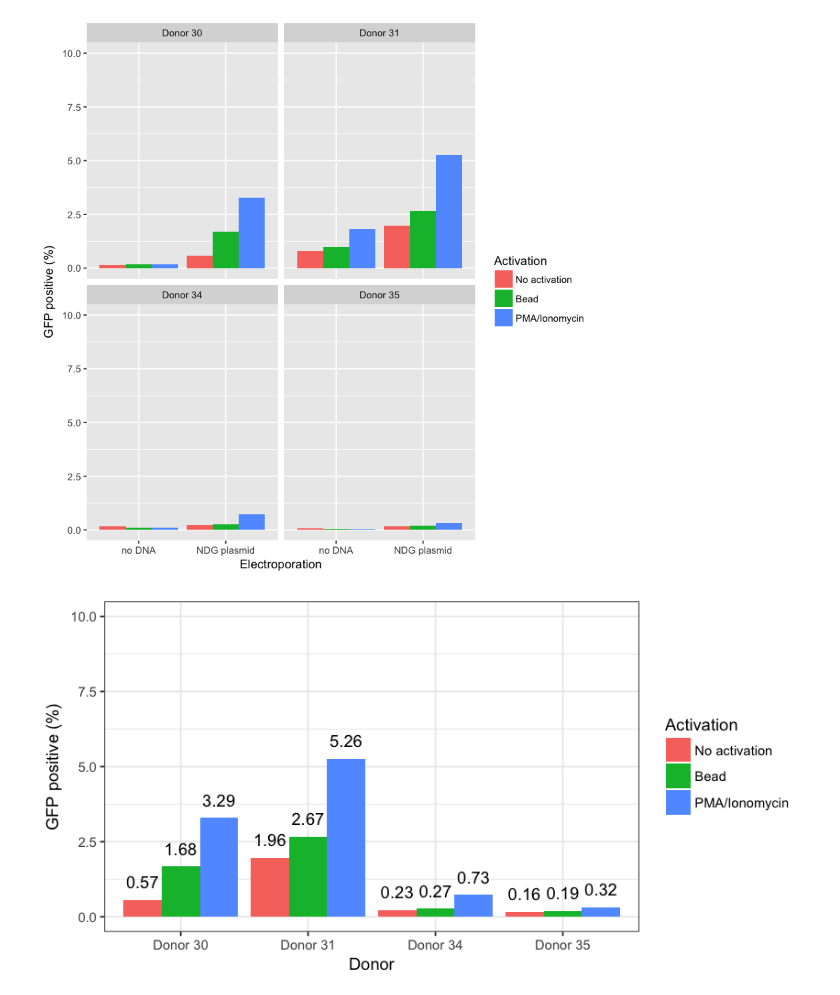
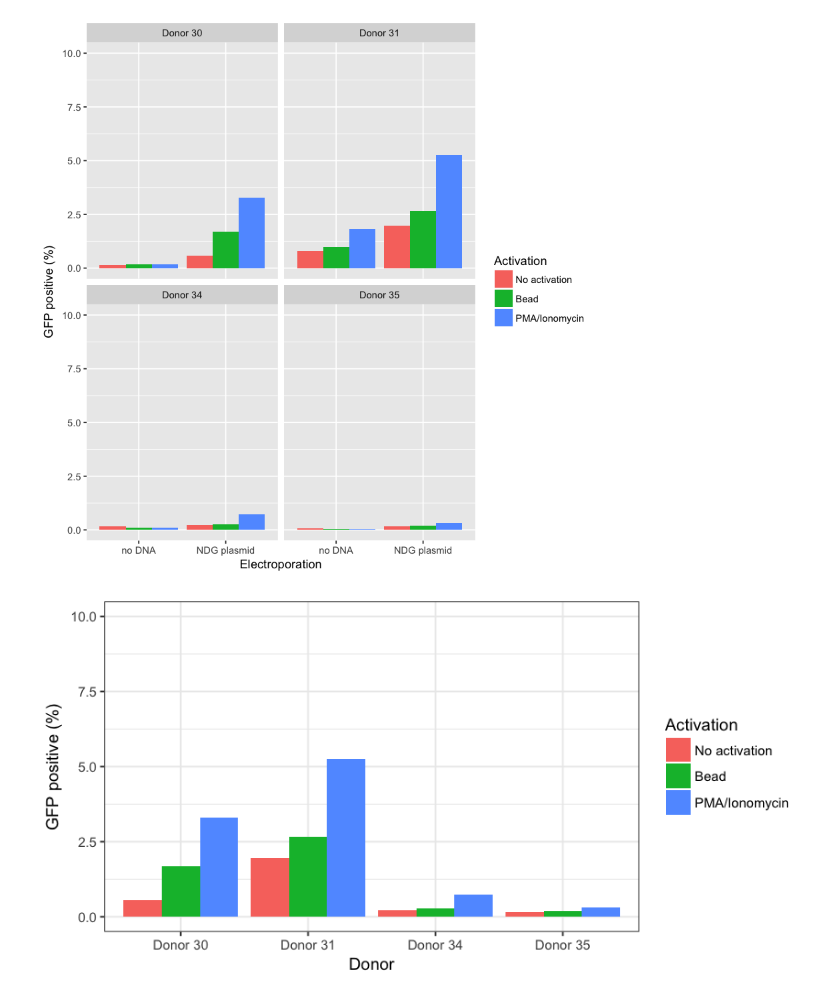
Before and after one commit to hammerlab/t-cell-electroporation, a Jupyter notebook: notebooks/figure-4/Activation post-electroporation - 2 days.ipynb, the cells around one changed output. Cells and saved outputs as stored; diff of their text form; code cells hidden in the pictures.

```diff
--- a/notebooks/figure-4/Activation post-electroporation - 2 days.ipynb
+++ b/notebooks/figure-4/Activation post-electroporation - 2 days.ipynb
@@ -61,18 +61,18 @@ raw_tbl %>%
 # %%
 options(repr.plot.width=7, repr.plot.height=3.5)
 
 raw_tbl %>%
     filter(`Electroporation` == 'NDG plasmid') %>%
     ggplot(
         aes(
             x=`Donor`,
             y=`Live/GFP+ | Freq. of Parent`,
             fill=`Activation`
         )
     ) + geom_col(position='dodge') +
-    geom_text(aes(label=`Live/GFP+ | Freq. of Parent`), vjust=-1, position=position_dodge(width=.9)) +
+    #geom_text(aes(label=`Live/GFP+ | Freq. of Parent`), vjust=-1, position=position_dodge(width=.9)) +
     ylab('GFP positive (%)') +
     ylim(0, 10) +
     theme_bw()
 # %% [output]
-[figure, old version]
+[figure, new version]
```
Also changed, not shown: 2 other files.
